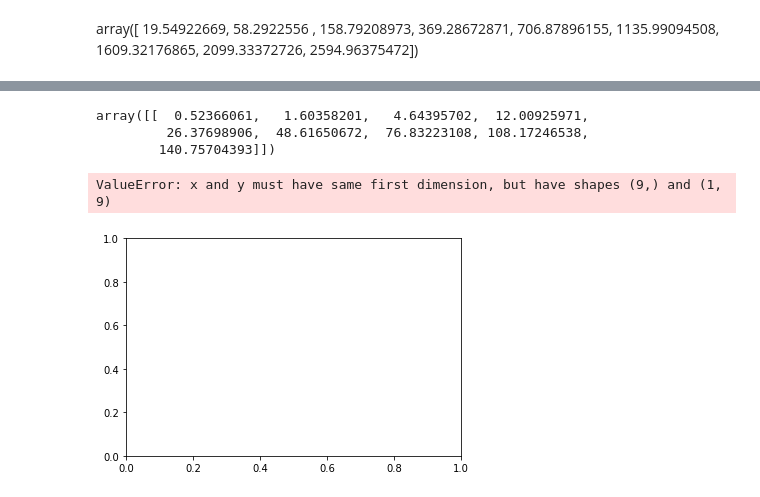
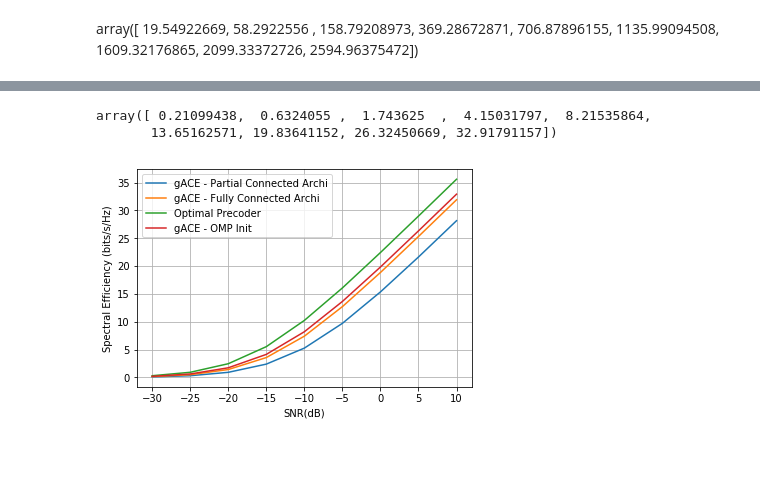
Before and after one commit to dienhoa/Cross-Entropy-Beamforming, a Jupyter notebook: cross entropy beamforming-partial connected.ipynb, the cells around one changed output, grey strips where cells are left out. Saved outputs shown, nothing was run; the diff lists cells and outputs as text; code cells hidden in the pictures; blank space fills up the shorter version.

```diff
--- a/cross entropy beamforming-partial connected.ipynb
+++ b/cross entropy beamforming-partial connected.ipynb
@@ -455,23 +453,33 @@ SNR_dB = np.arange(-30,15,5)
 # %%
 rate_CE_PC = np.zeros((SNR_dB.shape[0]))
 sum_rate_CE_PC = np.zeros((SNR_dB.shape[0]))
+CE_nb_ite = 0
+sum_nb_ite = 0
 for channel_index in range(5):
     print('index: ' + str(channel_index))
     CE_result = CE_beamforming(nb_elite,S,nb_iterate,model,nb_bit,nb_state,channel_index,10**(10/10),'PC')
+    CE_nb_ite = CE_result['nb_ite']
     for i in range(SNR_dB.shape[0]):
         rate_CE_PC[i] = data_rate(model['Ns'],10**(SNR_dB[i]/10),model['Wopt'][:,:,channel_index],model['H'][:,:,channel_index],CE_result['Frf_max']@CE_result['Fbb_max'])
     sum_rate_CE_PC = sum_rate_CE_PC + rate_CE_PC
+    sum_nb_ite = CE_nb_ite + sum_nb_ite
+    print(sum_nb_ite)
     print(rate_CE_PC)
 # %%
 rate_CE_FC = np.zeros((SNR_dB.shape[0]))
 sum_rate_CE_FC = np.zeros((SNR_dB.shape[0]))
+CE_nb_ite = 0
+sum_nb_ite = 0
 for channel_index in range(2):
     print('index: ' + str(channel_index))
     CE_result = CE_beamforming(nb_elite,S,nb_iterate,model,nb_bit,nb_state,channel_index,10**(10/10),'FC')
+    CE_nb_ite = CE_result['nb_ite']
     for i in range(SNR_dB.shape[0]):
         rate_CE_FC[i] = data_rate(model['Ns'],10**(SNR_dB[i]/10),model['Wopt'][:,:,channel_index],model['H'][:,:,channel_index],CE_result['Frf_max']@CE_result['Fbb_max'])
     sum_rate_CE_FC = sum_rate_CE_FC + rate_CE_FC
+    sum_nb_ite = CE_nb_ite + sum_nb_ite
     print(rate_CE_FC)
+    print(sum_nb_ite)
 # %%
 sum_rate_CE_FC
 # %%
@@ -515,13 +523,18 @@ for channel_index in range(5):
 # %%
 rate_CE_OMP = np.zeros((SNR_dB.shape[0]))
 sum_rate_CE_OMP = np.zeros((SNR_dB.shape[0]))
+CE_nb_ite = 0
+sum_nb_ite = 0
 for channel_index in range(5):
     print('index: ' + str(channel_index))
     CE_result = CE_beamforming(nb_elite,S,nb_iterate,model,nb_bit,nb_state,channel_index,10**(10/10),'FCOMP')
+    CE_nb_ite = CE_result['nb_ite']
     for i in range(SNR_dB.shape[0]):
         rate_CE_OMP[i] = data_rate(model['Ns'],10**(SNR_dB[i]/10),model['Wopt'][:,:,channel_index],model['H'][:,:,channel_index],CE_result['Frf_max']@CE_result['Fbb_max'])
     sum_rate_CE_OMP = sum_rate_CE_OMP + rate_CE_OMP
+    sum_nb_ite = CE_nb_ite + sum_nb_ite
     print(rate_CE_OMP)
+    print(sum_nb_ite)
 # %% [output]
 index: 0
 [ 0.18661387  0.55791239  1.53190005  3.64873939  7.33140125 12.4789617
@@ -553,38 +569,36 @@ array([-30, -25, -20, -15, -10,  -5,   0,   5,  10])
-# %%
-sum_rate_CE_PC
-# %% [output]
-array([[  0.52366061,   1.60358201,   4.64395702,  12.00925971,
-         26.37698906,  48.61650672,  76.83223108, 108.17246538,
-        140.75704393]])
+# %%
+sum_rate_CE_OMP/5
+# %% [output]
+array([ 0.21099438,  0.6324055 ,  1.743625  ,  4.15031797,  8.21535864,
+       13.65162571, 19.83641152, 26.32450669, 32.91791157])
 # %%
 OMP = np.array([ 0.22317937,  0.65307923,  1.7242831 ,  3.89130729,  7.38210255,
        12.0446525 , 17.52735967, 23.49692577, 29.73026376])
 quan_OMP = np.array([ 0.15360772,  0.46233855,  1.28936884,  3.13826287,  6.41532018,
        11.08009538, 16.72319897, 22.90968806, 29.3595054 ])
-sum_rate_CE_PC = np.array([[  0.52366061,   1.60358201,   4.64395702,  12.00925971,
+sum_rate_CE_PC = np.array([  0.52366061,   1.60358201,   4.64395702,  12.00925971,
         26.37698906,  48.61650672,  76.83223108, 108.17246538,
-       140.75704393]])
+       140.75704393])
 sum_rate_CE_FC = np.array([ 0.32917173,  1.00278803,  2.86268021,  7.16043021, 14.83647874,
        25.44730884, 37.70663827, 50.64386273, 63.81787168])
-sum_digital_rate = np.array(  1.59151382,   4.67524429,  12.36836586,  27.68981093,
+sum_digital_rate = np.array([  1.59151382,   4.67524429,  12.36836586,  27.68981093,
         51.23774157,  80.39861587, 112.17409253, 144.91729675,
-       177.98393834)
+       177.98393834])
 # %%
 plt.plot(SNR_dB, sum_rate_CE_PC/5, label='gACE - Partial Connected Archi')
 plt.plot(SNR_dB, sum_rate_CE_FC/2, label='gACE - Fully Connected Archi')
 plt.plot(SNR_dB, sum_digital_rate/5, label='Optimal Precoder')
-plt.plot(SNR_dB, sum_rate_CE_OMP/5, label='CE OMP Precoder')
-plt.plot(SNR_dB, OMP, label='OMP Precoder')
+plt.plot(SNR_dB, sum_rate_CE_OMP/5, label='gACE - OMP Init')
+# plt.plot(SNR_dB, OMP, label='OMP Precoder')
 # plt.plot(SNR_dB, quan_OMP, label='quan_OMP')
 # plt.plot(SNR_dB, (sum_rate_CE_FC-sum_rate_CE_PC)/5, label='FC')
 plt.legend(loc='upper left')
 plt.xlabel('SNR(dB)')
 plt.ylabel('Spectral Efficiency (bits/s/Hz)')
 plt.grid()
 plt.show()
 # %% [output]
-ValueError: x and y must have same first dimension, but have shapes (9,) and (1, 9)
-[figure, old version]
+[figure, new version]
 # %%
 model['Wopt'] = mat['Wopt']
 model['Fopt'] = mat['Fopt']
```
Also changed, not shown: parts of 3 cells of this notebook.
